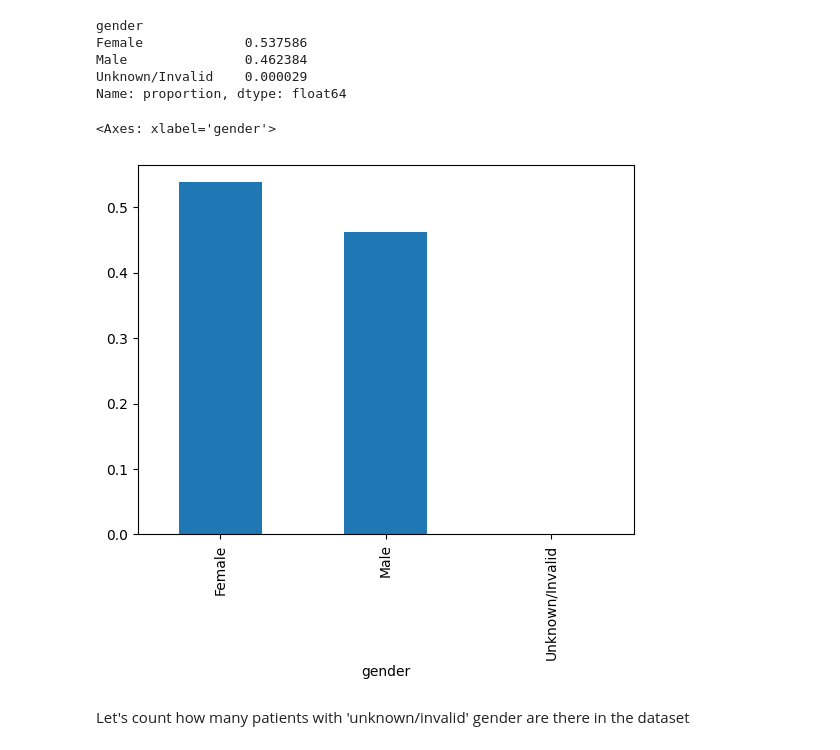
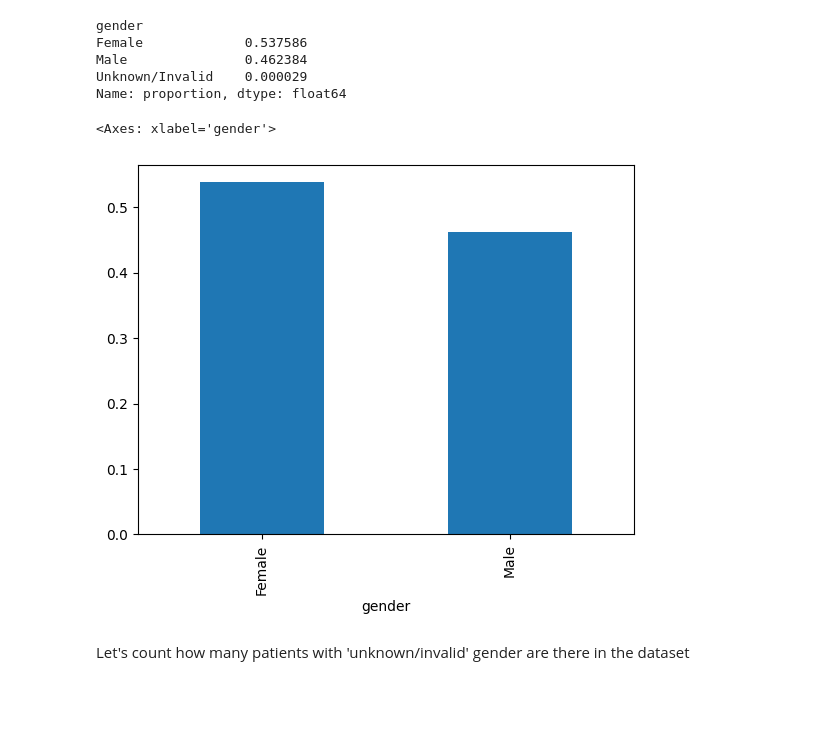
Before and after one commit to weiss25r/Data-analysis-of-diabetic-patients-readmissions-in-hospitals, a Jupyter notebook: main.ipynb, the cells around one changed output. Drawn from its saved outputs; the diff is of its cells as text; code cells hidden in the pictures; blank space fills up the shorter version.

```diff
--- a/main.ipynb
+++ b/main.ipynb
@@ -176,10 +176,10 @@ Male               0.462384
 Unknown/Invalid    0.000029
 Name: proportion, dtype: float64
 # %%
-freqs.plot.bar()
+freqs[0:-1].plot.bar()
 # %% [output]
 <Axes: xlabel='gender'>
-[figure, old version]
+[figure, new version]
 # %% [markdown]
 Let's count how many patients with 'unknown/invalid' gender are there in the dataset
 # %%
```
Also changed, not shown: parts of 45 cells of this notebook.
